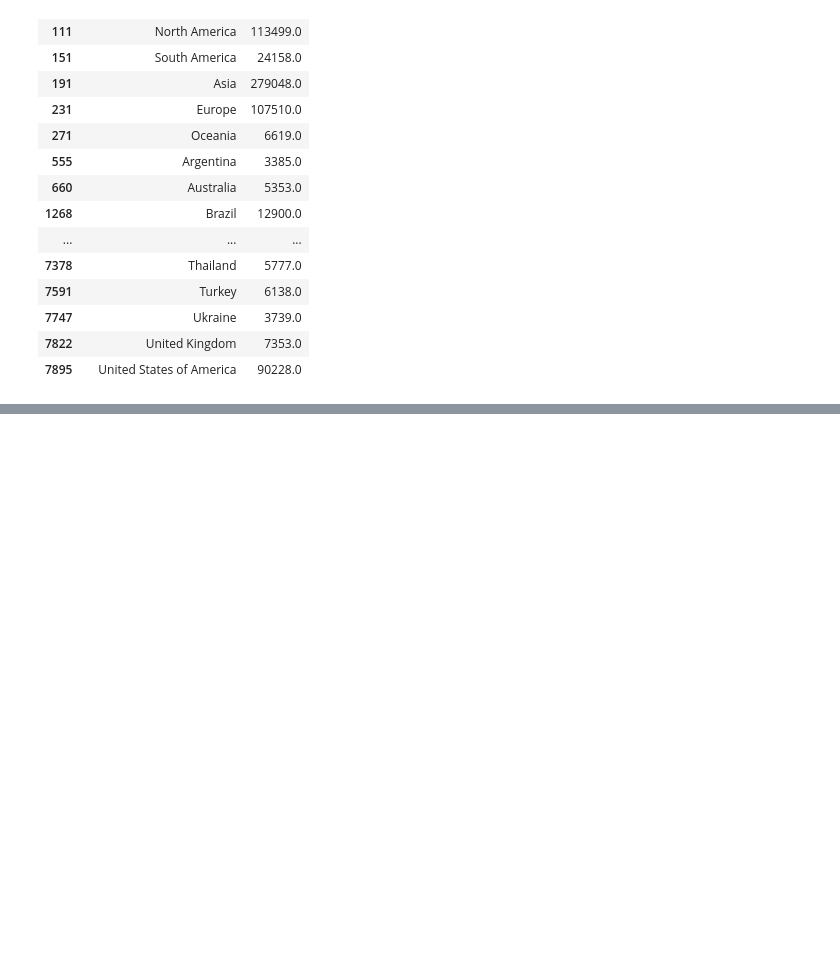
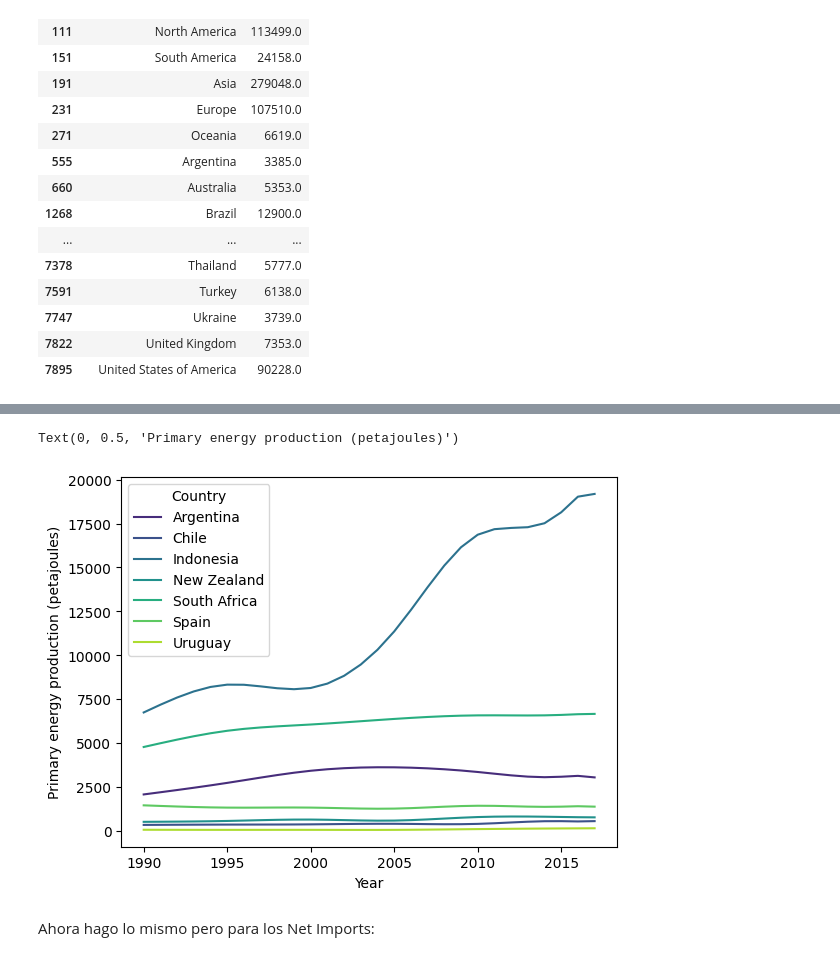
Before and after one commit to etorriglia/Programacion_Python_II, a Jupyter notebook: Clases 3 y 4/Practico_semana_3.ipynb, the cells around one changed output, grey strips where cells are left out. Cells and saved outputs as stored; diff of their text form; code cells hidden in the pictures; blank space fills up the shorter version.

```diff
--- a/Clases 3 y 4/Practico_semana_3.ipynb
+++ b/Clases 3 y 4/Practico_semana_3.ipynb
@@ -108,0 +113,3 @@ df_countries.head()
+# %%
+df_countries_primary= df_countries[df_countries['Series']=='Primary energy production (petajoules)']
+df_countries_net= df_countries[df_countries['Series']=='Net imports [Imports - Exports - Bunkers] (petajoules)']
@@ -108,0 +126,31 @@ df_countries.head()
+# %%
+def spline(df_country, value, country, start, end, bc_type='natural'):
+
+    sorted_values_dropped = df_country.dropna(subset=[value]).sort_values('Year')
+    x = sorted_values_dropped['Year'].astype(float).to_numpy()
+    y= sorted_values_dropped[value].astype(float).to_numpy()
+    years_full= np.arange(start, end+1, dtype=float)
+    cubic_spline= CubicSpline(x, y, bc_type=bc_type, extrapolate= False)
+    out= pd.DataFrame({'Year': years_full.astype(int)})
+    out[value]= cubic_spline(years_full)
+    out['Country']= country
+    return out
+# %%
+
+def df_all_countries(countries, df_base):
+    df_list=[]
+    for country in countries:
+        df_country= df_base[df_base['Country/Region']==country]
+        df_list.append(spline(df_country, 'Value', country, 1990, 2017))
+    return df_list
+# %%
+primary_energy= pd.concat(df_all_countries(countries, df_countries_primary), ignore_index=True)
+# %%
+plt.figure()
+sns.lineplot(x=primary_energy['Year'], y=primary_energy['Value'], data= primary_energy, hue='Country', palette='viridis')
+plt.ylabel('Primary energy production (petajoules)')
+# %% [output]
+Text(0, 0.5, 'Primary energy production (petajoules)')
+[figure, added]
+# %% [markdown]
+Ahora hago lo mismo pero para los Net Imports:
```
Also changed, not shown: parts of 12 cells of this notebook.
